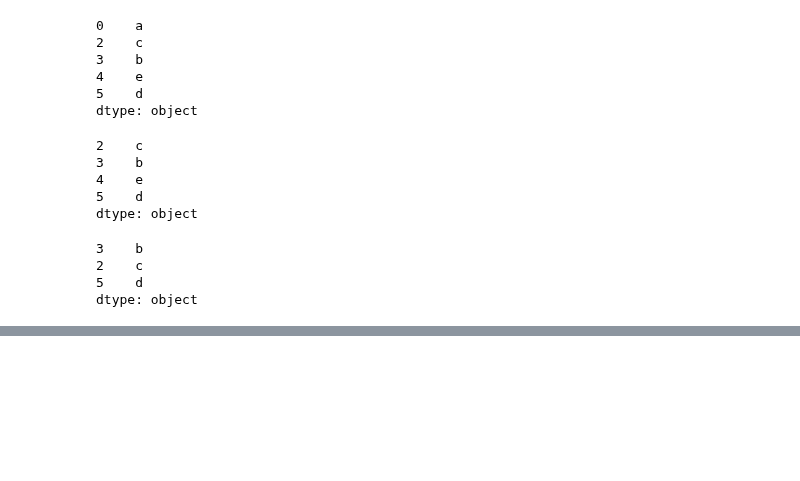
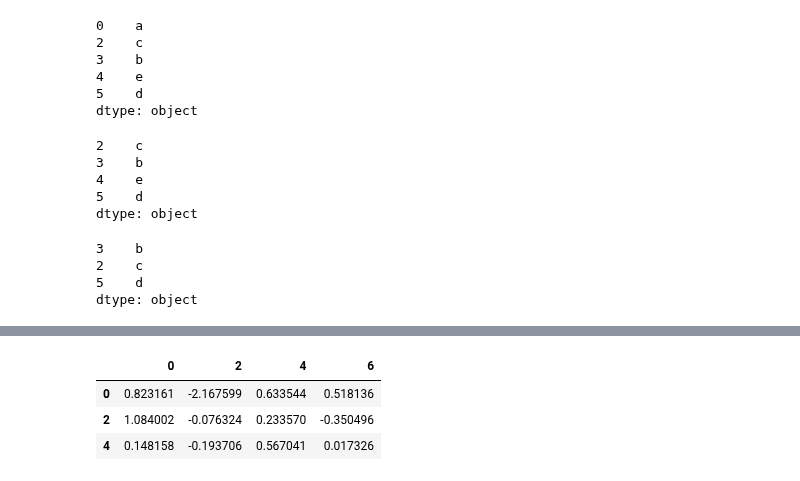
Before and after one commit to manasesmutembei11/ML, a Jupyter notebook: pandas/indexing_and_selecting.ipynb, the cells around one changed output, grey strips where cells are left out. Drawn from its saved outputs; the diff is of its cells as text; code cells hidden in the pictures; blank space fills up the shorter version.

```diff
--- a/pandas/indexing_and_selecting.ipynb
+++ b/pandas/indexing_and_selecting.ipynb
@@ -326,0 +379,7 @@ dtype: object
+# %%
+df1.iloc[:3]
+# %% [output]
+|  | 0 | 2 | 4 | 6 |
+| 0 | 0.823161 | -2.167599 | 0.633544 | 0.518136 |
+| 2 | 1.084002 | -0.076324 | 0.233570 | -0.350496 |
+| 4 | 0.148158 | -0.193706 | 0.567041 | 0.017326 |
```
Also changed, not shown: parts of 7 cells of this notebook.
